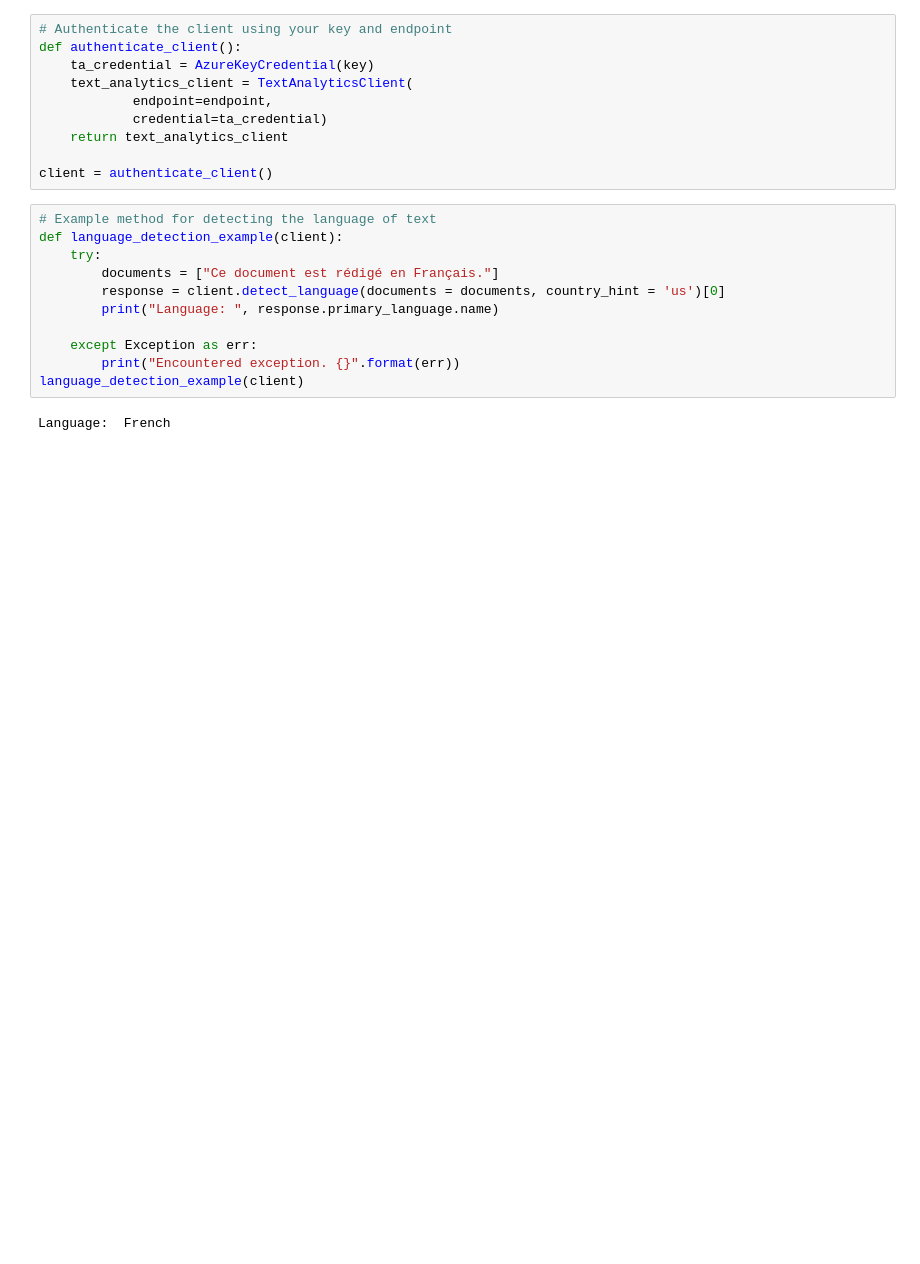
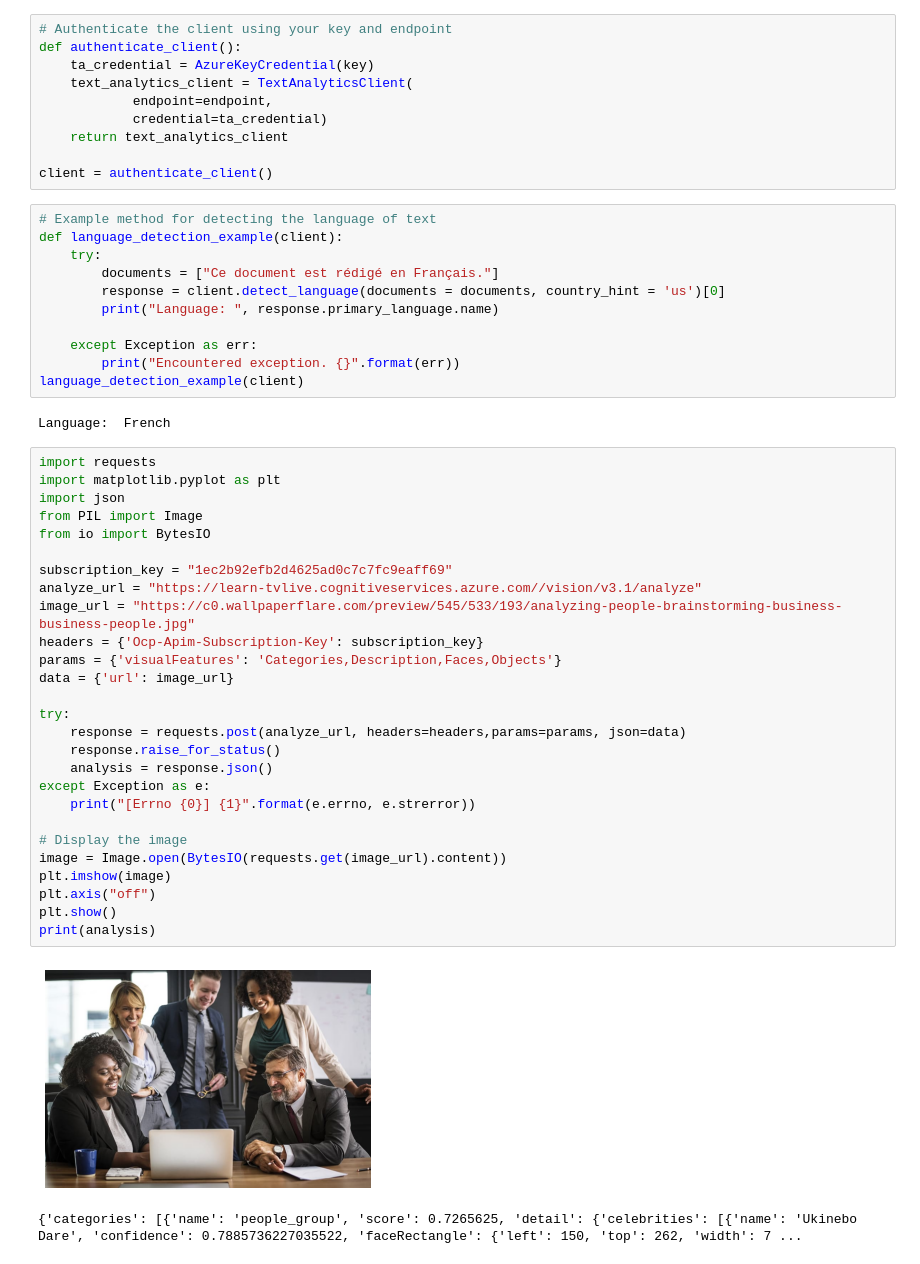
Before and after one commit to BethanyJep/Azure-Languge-Insights-Cognitive-Services, a Jupyter notebook: app.ipynb, the cells around one changed output. Cells and saved outputs as stored; diff of their text form; blank space fills up the shorter version.

Commit message:
custom vision + language

```diff
--- a/app.ipynb
+++ b/app.ipynb
@@ -47,3 +47,33 @@ def language_detection_example(client):
 language_detection_example(client)
 # %% [output]
 Language:  French
+# %%
+import requests
+import matplotlib.pyplot as plt
+import json
+from PIL import Image
+from io import BytesIO
+
+subscription_key = "1ec2b92efb2d4625ad0c7c7fc9eaff69"
+analyze_url = "https://learn-tvlive.cognitiveservices.azure.com//vision/v3.1/analyze"
+image_url = "https://c0.wallpaperflare.com/preview/545/533/193/analyzing-people-brainstorming-business-business-people.jpg"
+headers = {'Ocp-Apim-Subscription-Key': subscription_key}
+params = {'visualFeatures': 'Categories,Description,Faces,Objects'}
+data = {'url': image_url}
+
+try:
+    response = requests.post(analyze_url, headers=headers,params=params, json=data)
+    response.raise_for_status()
+    analysis = response.json()
+except Exception as e:
+    print("[Errno {0}] {1}".format(e.errno, e.strerror))
+
+# Display the image
+image = Image.open(BytesIO(requests.get(image_url).content))
+plt.imshow(image)
+plt.axis("off")
+plt.show()
+print(analysis)
+# %% [output]
+[figure, added]
+{'categories': [{'name': 'people_group', 'score': 0.7265625, 'detail': {'celebrities': [{'name': 'Ukinebo Dare', 'confidence': 0.7885736227035522, 'faceRectangle': {'left': 150, 'top': 262, 'width': 7 ...
```
Also changed, not shown: 2 other files.
